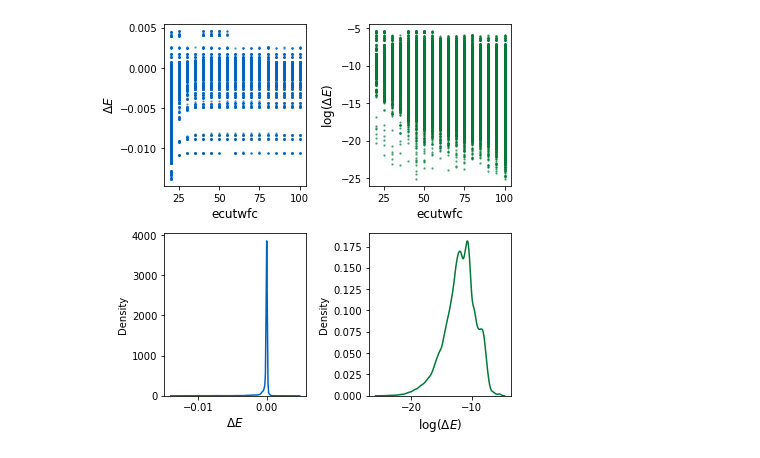
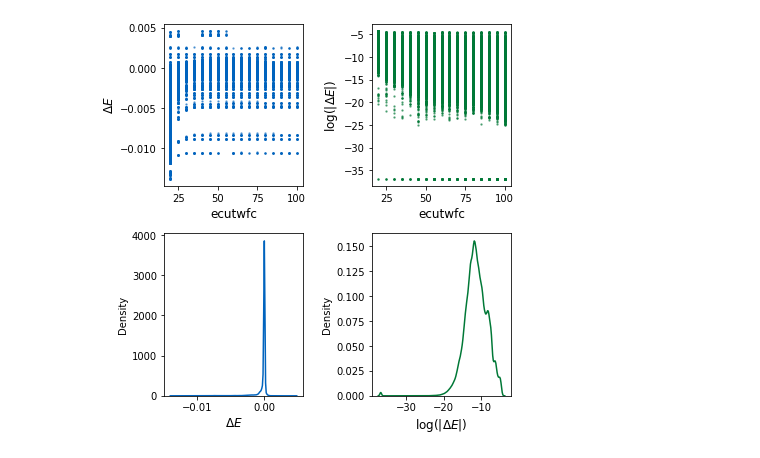
Before and after one commit to CS-433/ml-project-2-aiidalearn, a Jupyter notebook: code/eda/eda_delta_E.ipynb, the cells around one changed output. Drawn from its saved outputs; the diff is of its cells as text; code cells hidden in the pictures.

```diff
--- a/code/eda/eda_delta_E.ipynb
+++ b/code/eda/eda_delta_E.ipynb
@@ -25,7 +23,7 @@ PLOT_DIR = os.path.join(ROOT_DIR, "plots/eda/")
 
 DATA_PATH = os.path.join(DATA_DIR, "data.csv")
 # %%
-data = pd.read_csv(DATA_PATH)
+data = pd.read_csv(DATA_PATH, index_col=0, na_filter=False)
 # %%
 data.describe()
 # %% [output]
@@ -41,5 +39,6 @@ data.describe()
 # %%
-data['log_delta_E'] = np.log(data['delta_E'])
+data['abs_delta_E'] = np.abs(data['delta_E'])
+data['log_abs_delta_E'] = np.log(data['abs_delta_E']+1e-16)
 # %%
 blue = "#0063be"
 yellow = "#fed900"
@@ -47,26 +46,26 @@ green = "#007836"
 orange = "#ff6f20"
 purple = "#580f8b"
 # %%
-
-PLOT_PATH = PLOT_DIR + "delta_E_vs_log.png"
+PLOT_PATH = os.path.join(PLOT_DIR, "delta_E_vs_log.png")
+os.makedirs(PLOT_DIR, exist_ok=True)
 fs = 12
 fig, ax = plt.subplots(2, 2, figsize=(6,6))
 ax[0, 0].scatter(data['ecutwfc'], data['delta_E'], s=2, alpha=0.5, c=blue)
-ax[0, 1].scatter(data['ecutwfc'], data['log_delta_E'], s=2, alpha=0.5, c=green)
+ax[0, 1].scatter(data['ecutwfc'], data['log_abs_delta_E'], s=2, alpha=0.5, c=green)
 
 ax[0, 0].set_xlabel("ecutwfc", fontsize=fs)
 ax[0, 0].set_ylabel("$\\Delta E$", fontsize=fs)
 
 ax[0, 1].set_xlabel("ecutwfc", fontsize=fs)
-ax[0, 1].set_ylabel("$\\log(\\Delta E$)", fontsize=fs)
+ax[0, 1].set_ylabel("$\\log(|\\Delta E$|)", fontsize=fs)
 
 sns.kdeplot(data['delta_E'], ax=ax[1, 0], c=blue)
-sns.kdeplot(data['log_delta_E'], ax=ax[1, 1], c=green)
+sns.kdeplot(data['log_abs_delta_E'], ax=ax[1, 1], c=green)
 
 ax[1, 0].set_xlabel("$\\Delta E$", fontsize=fs)
-ax[1, 1].set_xlabel("$\\log(\\Delta E$)", fontsize=fs)
+ax[1, 1].set_xlabel("$\\log(|\\Delta E$|)", fontsize=fs)
 plt.tight_layout()
 plt.savefig(PLOT_PATH)
 plt.show()
 # %% [output]
-[figure, old version]
+[figure, new version]
```
Also changed, not shown: parts of 2 cells of this notebook, 8 other files.
